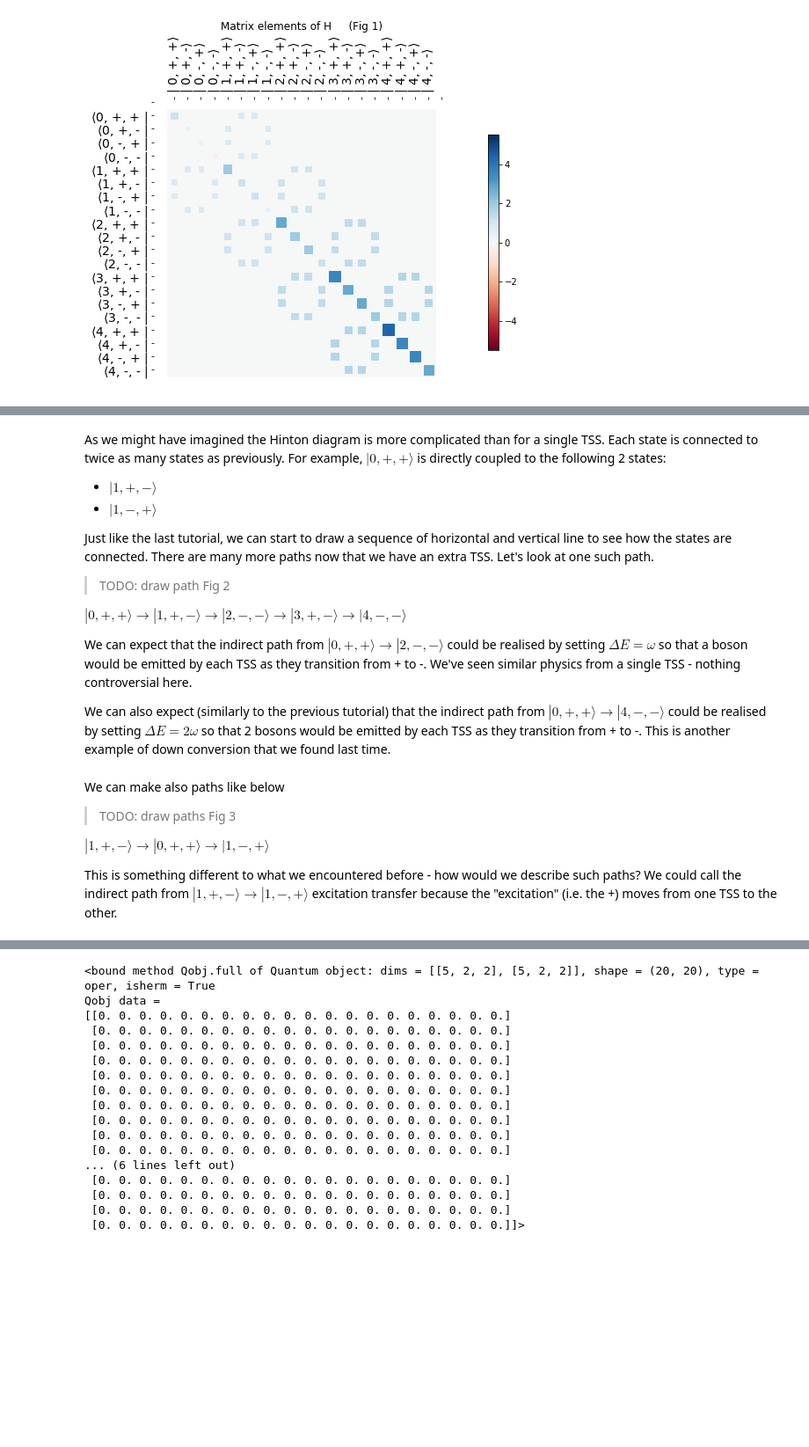
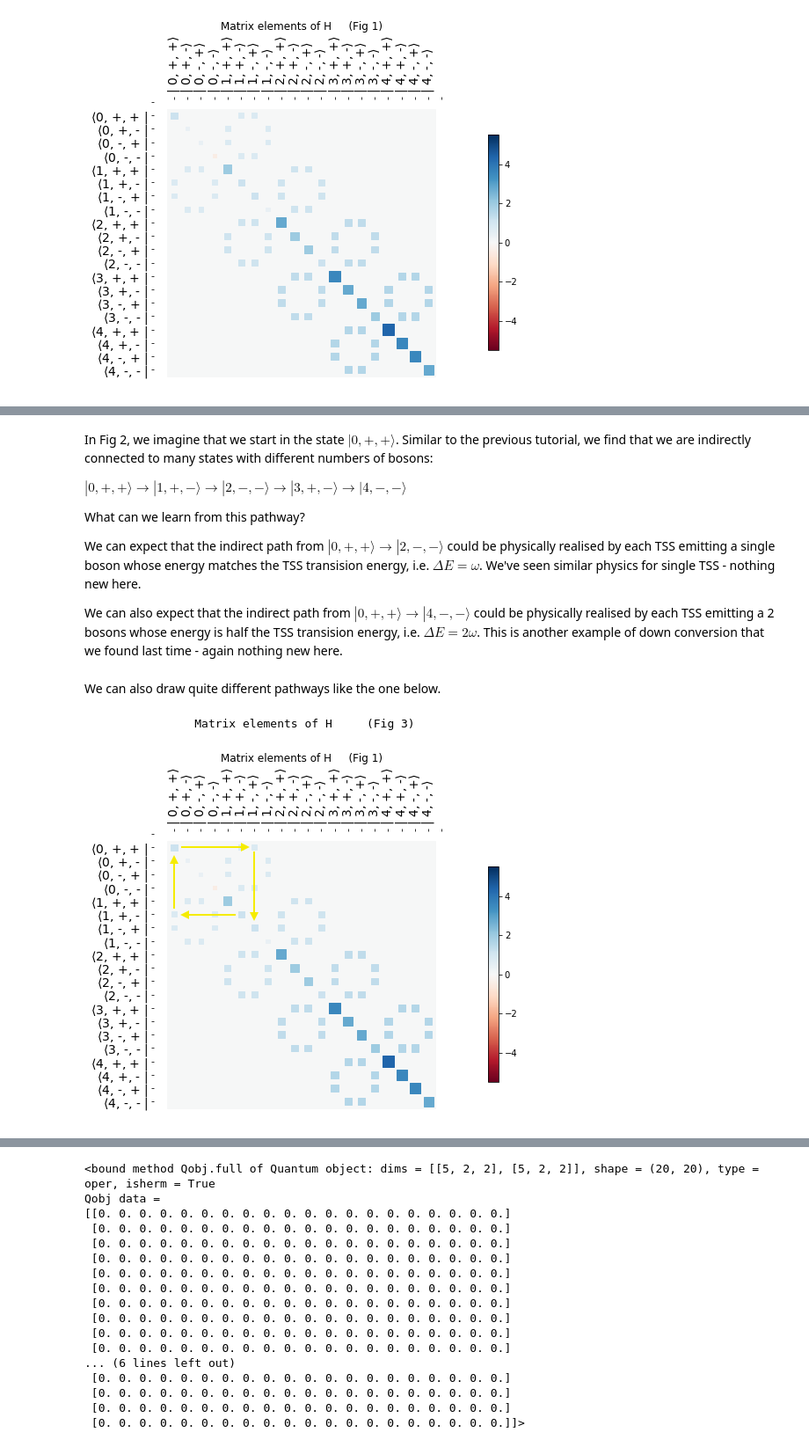
Before and after one commit to project-ida/two-state-quantum-systems, a Jupyter notebook: 05-excitation-transfer.ipynb, the cells around one changed output, grey strips where cells are left out. Shown: that part at 88% size. Cells and saved outputs as stored; diff of their text form; code cells hidden in the pictures; blank space fills up the shorter version.

Commit message:
Updates to excition transfer

```diff
--- a/05-excitation-transfer.ipynb
+++ b/05-excitation-transfer.ipynb
@@ -186,22 +186,18 @@ ax.set_title("Matrix elements of H     (Fig 1)");
 # %% [markdown]
-As we might have imagined the Hinton diagram is more complicated than for a single TSS. Each state is connected to twice as many states as previously. For example, $|0,+, + \rangle$ is directly coupled to the following 2 states:
-- $|1,+, - \rangle$
-- $|1,-, + \rangle$
-
-Just like the last tutorial, we can start to draw a sequence of horizontal and vertical line to see how the states are connected. There are many more paths now that we have an extra TSS. Let's look at one such path.
-
->TODO: draw path Fig 2
+In Fig 2, we imagine that we start in the state $|0,+, + \rangle $. Similar to the previous tutorial, we find that we are indirectly connected to many states with different numbers of bosons:
 
 $|0,+, + \rangle \rightarrow |1,+, - \rangle \rightarrow |2,-, - \rangle \rightarrow |3,+, - \rangle \rightarrow |4,-, - \rangle$
 
-We can expect that the indirect path from $|0,+, + \rangle \rightarrow |2,-, - \rangle$ could be realised by setting $\Delta E = \omega$ so that a boson would be emitted by each TSS as they transition from + to -. We've seen similar physics from a single TSS - nothing controversial here.
+What can we learn from this pathway?
 
-We can also expect (similarly to the previous tutorial) that the indirect path from $|0,+, + \rangle \rightarrow |4,-, - \rangle$ could be realised by setting $\Delta E = 2\omega$ so that 2 bosons would be emitted by each TSS as they transition from + to -.  This is another example of down conversion that we found last time.
+We can expect that the indirect path from $|0,+, + \rangle \rightarrow |2,-, - \rangle$ could be physically realised by each TSS emitting a single boson whose energy matches the TSS transision energy, i.e. $\Delta E = \omega$. We've seen similar physics for single TSS - nothing new here.
+
+We can also expect that the indirect path from $|0,+, + \rangle \rightarrow |4,-, - \rangle$ could be physically realised by each TSS emitting a 2 bosons whose energy is half the TSS transision energy, i.e. $\Delta E = 2\omega$. This is another example of down conversion that we found last time - again nothing new here.
-# %% [markdown]
-We can make also paths like below
-
->TODO: draw paths  Fig 3
-
-$|1,+, - \rangle \rightarrow |0,+, + \rangle \rightarrow |1,-, + \rangle$
-
-This is something different to what we encountered before - how would we describe such paths? We could call the indirect path from $|1,+, - \rangle \rightarrow |1,-, + \rangle$   excitation transfer because the "excitation" (i.e. the +) moves from one TSS to the other.
+# %% [markdown]
+We can also draw quite different pathways like the one below.
+# %%
+print("                Matrix elements of H     (Fig 3)")
+Image(filename='./img/05-hinton-02.png')
+# %% [output]
+                Matrix elements of H     (Fig 3)
+[figure, added]
```
Also changed, not shown: parts of 40 cells of this notebook, 1 other file.
